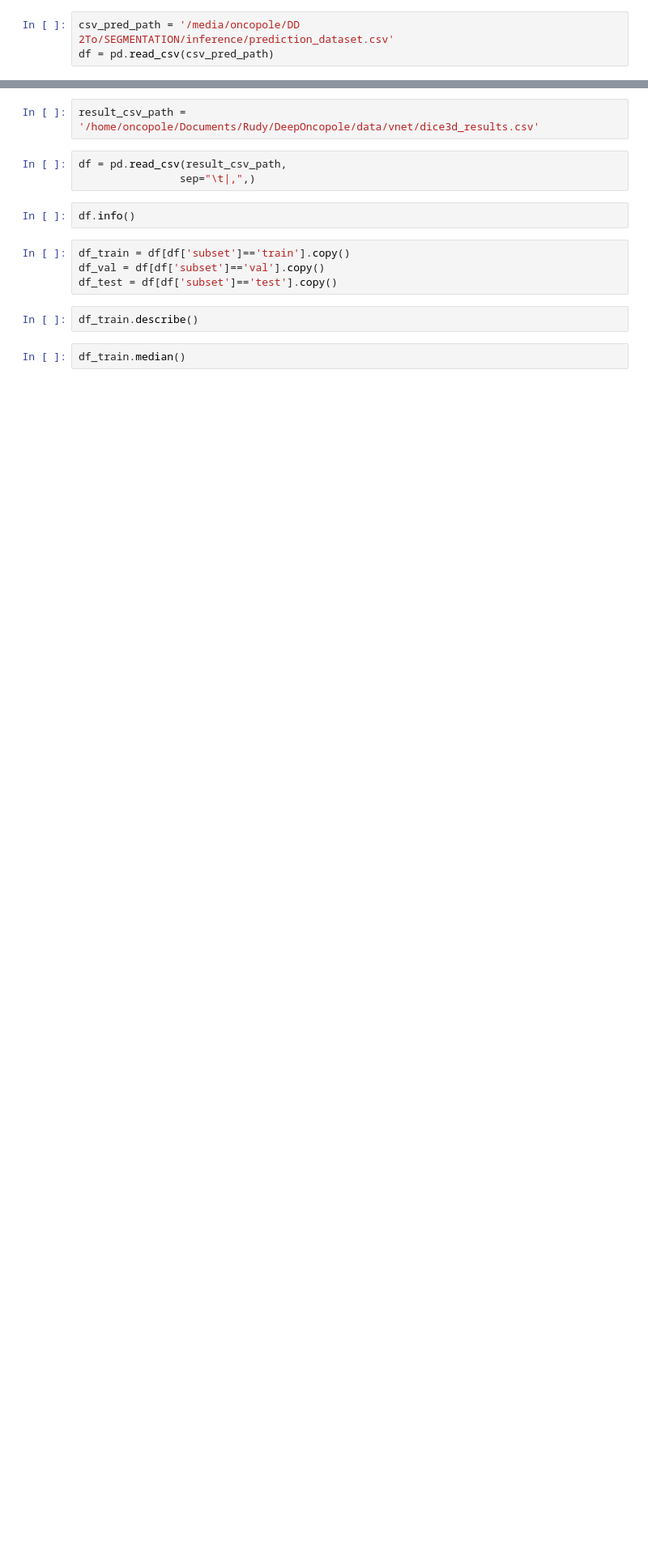
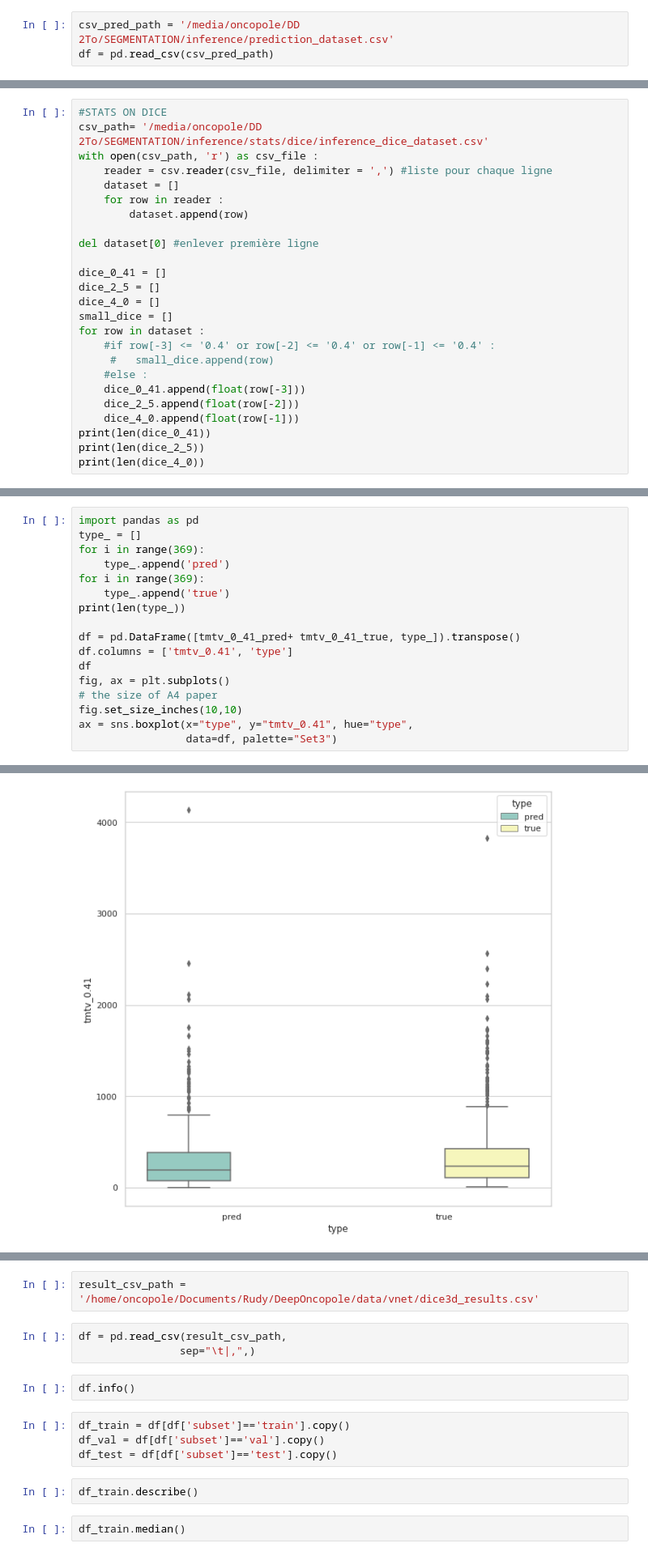
Before and after one commit to salimkanoun/DeepOncology, a Jupyter notebook: result_stats.ipynb, the cells around one changed output, grey strips where cells are left out. Shown at 81% size. Drawn from its saved outputs; the diff is of its cells as text; blank space fills up the shorter version.

Commit message:
stats on inference

```diff
--- a/result_stats.ipynb
+++ b/result_stats.ipynb
@@ -231,0 +174,25 @@ with open(os.path.join(directory, filename), 'w') as csv_file :
+# %%
+#STATS ON DICE
+csv_path= '/media/oncopole/DD 2To/SEGMENTATION/inference/stats/dice/inference_dice_dataset.csv'
+with open(csv_path, 'r') as csv_file :
+    reader = csv.reader(csv_file, delimiter = ',') #liste pour chaque ligne
+    dataset = []
+    for row in reader :
+        dataset.append(row)
+
+del dataset[0] #enlever première ligne
+
+dice_0_41 = []
+dice_2_5 = []
+dice_4_0 = []
+small_dice = []
+for row in dataset :
+    #if row[-3] <= '0.4' or row[-2] <= '0.4' or row[-1] <= '0.4' :
+     #   small_dice.append(row)
+    #else :
+    dice_0_41.append(float(row[-3]))
+    dice_2_5.append(float(row[-2]))
+    dice_4_0.append(float(row[-1]))
+print(len(dice_0_41))
+print(len(dice_2_5))
+print(len(dice_4_0))
@@ -231,0 +388,18 @@ with open(os.path.join(directory, filename), 'w') as csv_file :
+# %%
+import pandas as pd
+type_ = []
+for i in range(369):
+    type_.append('pred')
+for i in range(369):
+    type_.append('true')
+print(len(type_))
+
+df = pd.DataFrame([tmtv_0_41_pred+ tmtv_0_41_true, type_]).transpose()
+df.columns = ['tmtv_0.41', 'type']
+df
+fig, ax = plt.subplots()
+# the size of A4 paper
+fig.set_size_inches(10,10)
+ax = sns.boxplot(x="type", y="tmtv_0.41", hue="type",
+                 data=df, palette="Set3")
+# %% [output]
@@ -231,0 +407 @@ with open(os.path.join(directory, filename), 'w') as csv_file :
+[figure, added]
```
Also changed, not shown: parts of 26 cells of this notebook, 2 other files.
